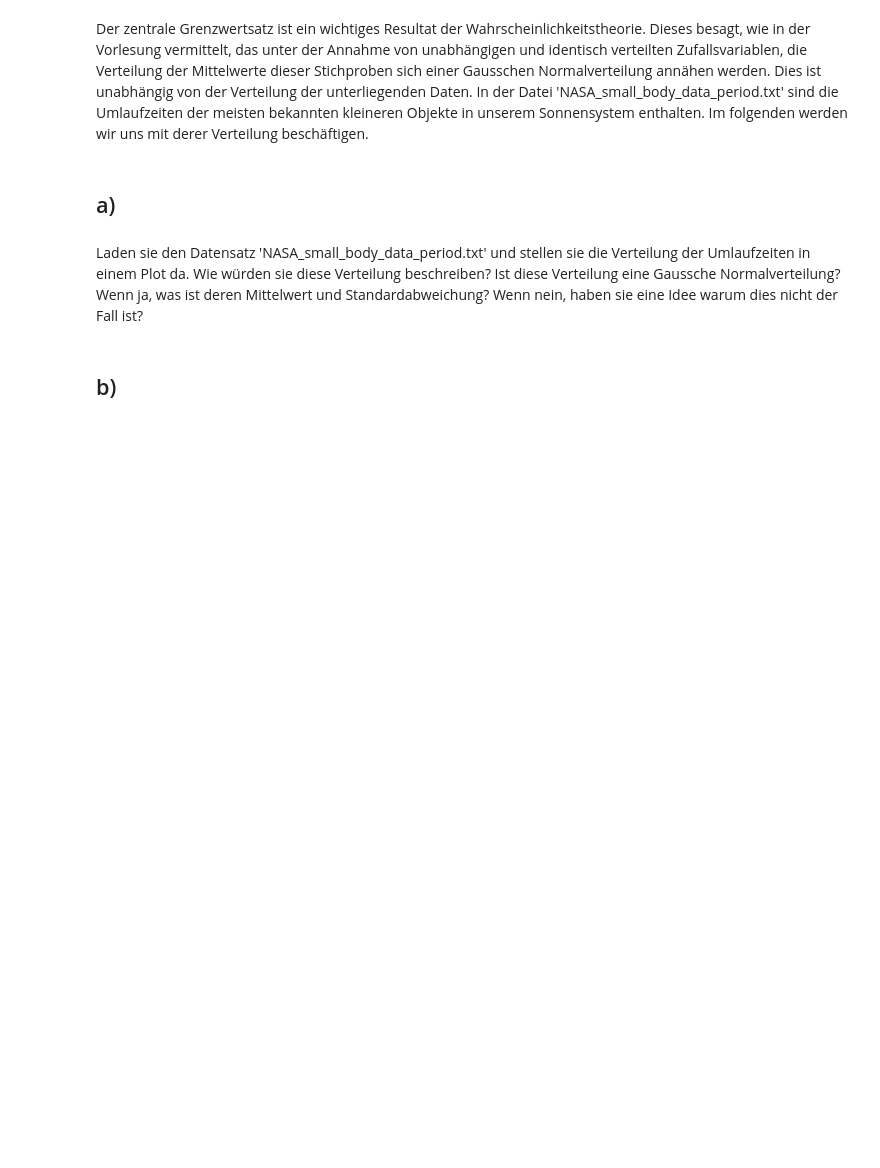
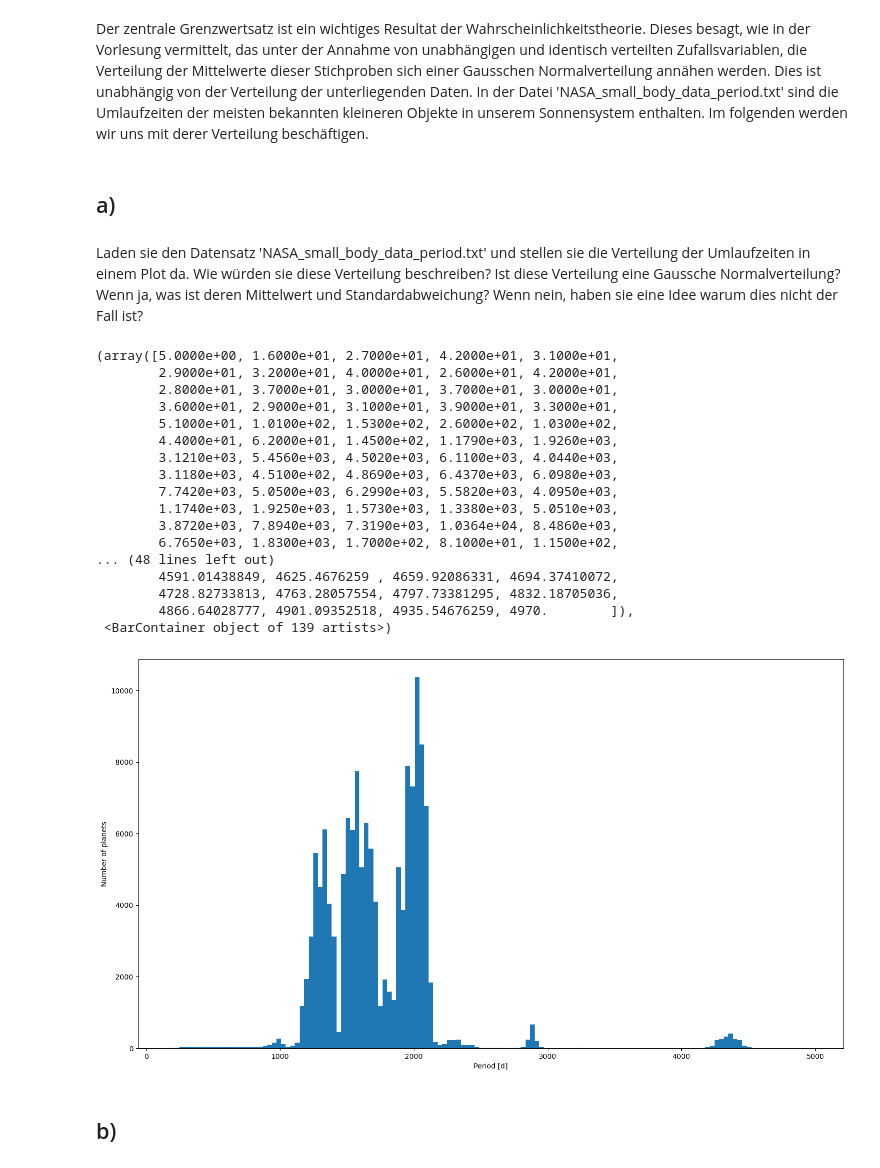
Before and after one commit to fflopsi/datenanalyse, a Jupyter notebook: exercises/09/Aufgabenblatt_9.ipynb, the cells around one changed output. Saved outputs shown, nothing was run; the diff lists cells and outputs as text; code cells hidden in the pictures; blank space fills up the shorter version.

```diff
--- a/exercises/09/Aufgabenblatt_9.ipynb
+++ b/exercises/09/Aufgabenblatt_9.ipynb
@@ -64,7 +69,30 @@ In der Datei 'NASA_small_body_data_period.txt' sind die Umlaufzeiten der meisten
 # %% [markdown]
 Laden sie den Datensatz 'NASA_small_body_data_period.txt' und stellen sie die Verteilung der Umlaufzeiten in einem Plot da. Wie würden sie diese Verteilung beschreiben? Ist diese Verteilung eine Gaussche Normalverteilung? Wenn ja, was ist deren Mittelwert und Standardabweichung? Wenn nein, haben sie eine Idee warum dies nicht der Fall ist?
 # %%
-# YOUR CODE HERE
+data1 = np.loadtxt('NASA_small_body_data_period.txt', comments='#', delimiter=' ')
+_, ax = plt.subplots(figsize=(18,10))
+ax.set_xlabel('Period [d]')
+ax.set_ylabel('Number of planets')
+ax.hist(data1, len(data1)//1000)
+# %% [output]
+(array([5.0000e+00, 1.6000e+01, 2.7000e+01, 4.2000e+01, 3.1000e+01,
+        2.9000e+01, 3.2000e+01, 4.0000e+01, 2.6000e+01, 4.2000e+01,
+        2.8000e+01, 3.7000e+01, 3.0000e+01, 3.7000e+01, 3.0000e+01,
+        3.6000e+01, 2.9000e+01, 3.1000e+01, 3.9000e+01, 3.3000e+01,
+        5.1000e+01, 1.0100e+02, 1.5300e+02, 2.6000e+02, 1.0300e+02,
+        4.4000e+01, 6.2000e+01, 1.4500e+02, 1.1790e+03, 1.9260e+03,
+        3.1210e+03, 5.4560e+03, 4.5020e+03, 6.1100e+03, 4.0440e+03,
+        3.1180e+03, 4.5100e+02, 4.8690e+03, 6.4370e+03, 6.0980e+03,
+        7.7420e+03, 5.0500e+03, 6.2990e+03, 5.5820e+03, 4.0950e+03,
+        1.1740e+03, 1.9250e+03, 1.5730e+03, 1.3380e+03, 5.0510e+03,
+        3.8720e+03, 7.8940e+03, 7.3190e+03, 1.0364e+04, 8.4860e+03,
+        6.7650e+03, 1.8300e+03, 1.7000e+02, 8.1000e+01, 1.1500e+02,
+... (48 lines left out)
+        4591.01438849, 4625.4676259 , 4659.92086331, 4694.37410072,
+        4728.82733813, 4763.28057554, 4797.73381295, 4832.18705036,
+        4866.64028777, 4901.09352518, 4935.54676259, 4970.        ]),
+ <BarContainer object of 139 artists>)
+[figure, added]
 # %% [markdown]
 ## b)
 # %% [markdown]
```
Also changed, not shown: parts of 9 cells of this notebook.
